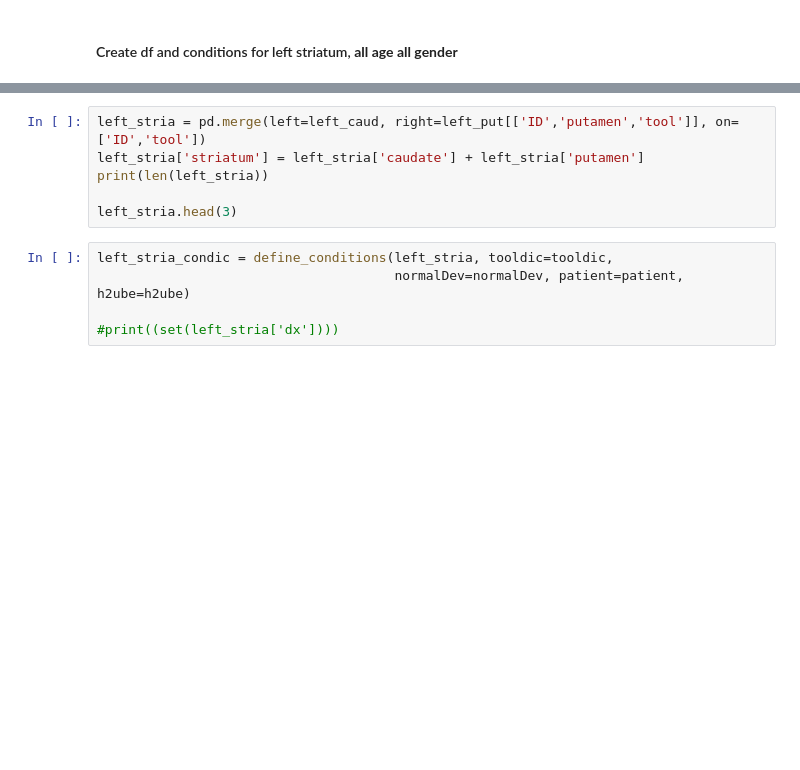
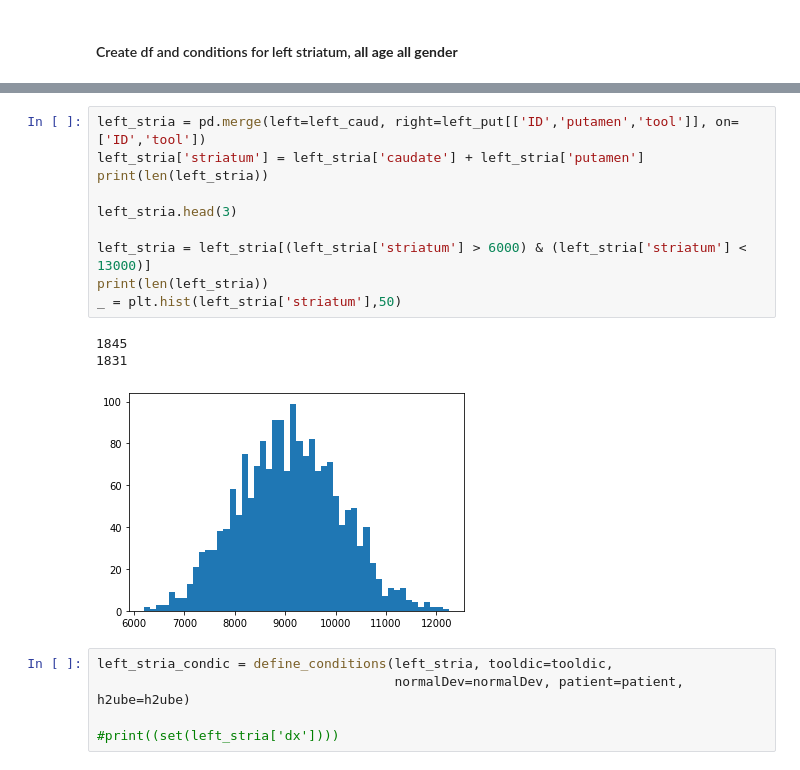
Before and after one commit to jbpoline/simple2_analysis, a Jupyter notebook: simple2-cleaner.ipynb, the cells around one changed output, grey strips where cells are left out. Drawn from its saved outputs; the diff is of its cells as text; blank space fills up the shorter version.

```diff
--- a/simple2-cleaner.ipynb
+++ b/simple2-cleaner.ipynb
@@ -573,9 +620,17 @@ print(len(left_put), len(set(left_put['ID'])))
 # %%
 left_stria = pd.merge(left=left_caud, right=left_put[['ID','putamen','tool']], on=['ID','tool'])
 left_stria['striatum'] = left_stria['caudate'] + left_stria['putamen']
 print(len(left_stria))
 
 left_stria.head(3)
+
+left_stria = left_stria[(left_stria['striatum'] > 6000) & (left_stria['striatum'] < 13000)]
+print(len(left_stria))
+_ = plt.hist(left_stria['striatum'],50)
+# %% [output]
+1845
+1831
+[figure, added]
 # %%
 left_stria_condic = define_conditions(left_stria, tooldic=tooldic,
                                       normalDev=normalDev, patient=patient, h2ube=h2ube)
```
Also changed, not shown: parts of 51 cells of this notebook, 1 other file.
